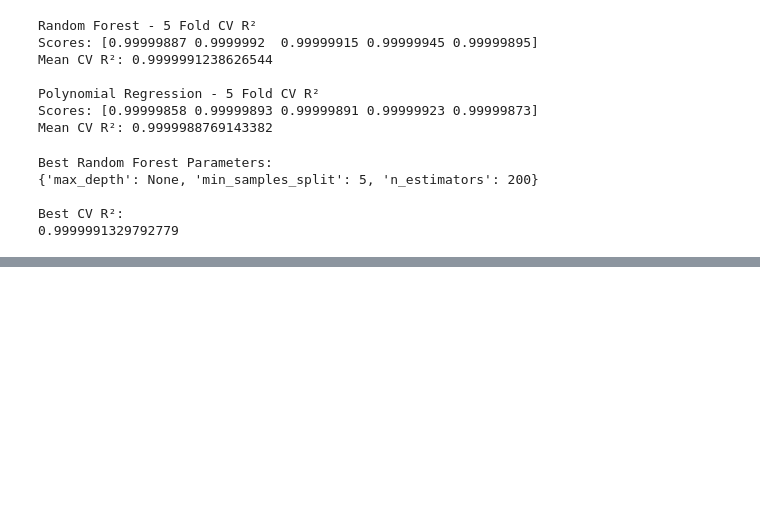
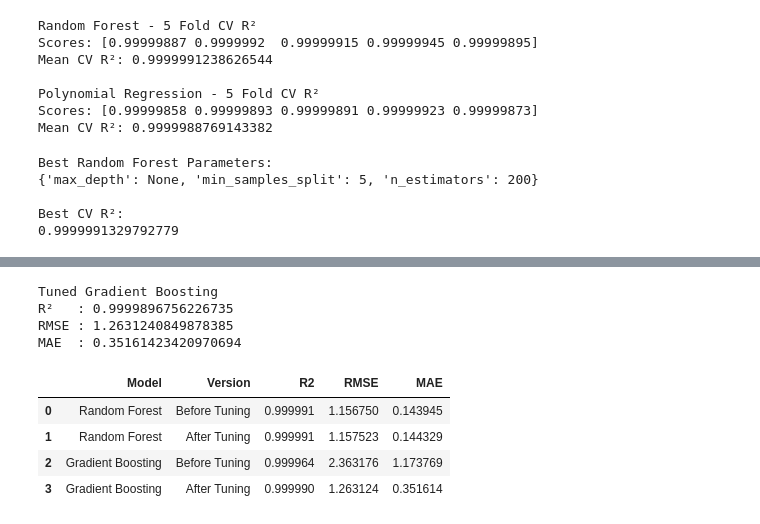
Before and after one commit to Meghana-PV/ml_caseStudy, a Jupyter notebook: notebooks/regression.ipynb, the cells around one changed output, grey strips where cells are left out. Cells and saved outputs as stored; diff of their text form; code cells hidden in the pictures; blank space fills up the shorter version.

```diff
--- a/notebooks/regression.ipynb
+++ b/notebooks/regression.ipynb
@@ -498,0 +547,61 @@ Best CV R²:
+# %%
+best_gb = gb_grid.best_estimator_
+
+gb_predictions = best_gb.predict(X_test)
+
+gb_tuned_r2 = r2_score(y_test, gb_predictions)
+gb_tuned_rmse = np.sqrt(mean_squared_error(y_test, gb_predictions))
+gb_tuned_mae = mean_absolute_error(y_test, gb_predictions)
+
+print("Tuned Gradient Boosting")
+print("R²   :", gb_tuned_r2)
+print("RMSE :", gb_tuned_rmse)
+print("MAE  :", gb_tuned_mae)
+# %% [output]
+Tuned Gradient Boosting
+R²   : 0.9999896756226735
+RMSE : 1.2631240849878385
+MAE  : 0.35161423420970694
+# %%
+# Compare Before and After Hyperparameter Tuning
+
+tuning_results = pd.DataFrame({
+    "Model": [
+        "Random Forest",
+        "Random Forest",
+        "Gradient Boosting",
+        "Gradient Boosting"
+    ],
+    "Version": [
+        "Before Tuning",
+        "After Tuning",
+        "Before Tuning",
+        "After Tuning"
+    ],
+    "R2": [
+        results_df.loc[results_df["Model"] == "Random Forest", "R2"].iloc[0],
+        rf_tuned_r2,
+        results_df.loc[results_df["Model"] == "Gradient Boosting", "R2"].iloc[0],
+        gb_tuned_r2
+    ],
+    "RMSE": [
+        results_df.loc[results_df["Model"] == "Random Forest", "RMSE"].iloc[0],
+        rf_tuned_rmse,
+        results_df.loc[results_df["Model"] == "Gradient Boosting", "RMSE"].iloc[0],
+        gb_tuned_rmse
+    ],
+    "MAE": [
+        results_df.loc[results_df["Model"] == "Random Forest", "MAE"].iloc[0],
+        rf_tuned_mae,
+        results_df.loc[results_df["Model"] == "Gradient Boosting", "MAE"].iloc[0],
+        gb_tuned_mae
+    ]
+})
+
+tuning_results
+# %% [output]
+|  | Model | Version | R2 | RMSE | MAE |
+| 0 | Random Forest | Before Tuning | 0.999991 | 1.156750 | 0.143945 |
+| 1 | Random Forest | After Tuning | 0.999991 | 1.157523 | 0.144329 |
+| 2 | Gradient Boosting | Before Tuning | 0.999964 | 2.363176 | 1.173769 |
+| 3 | Gradient Boosting | After Tuning | 0.999990 | 1.263124 | 0.351614 |
```
Also changed, not shown: parts of 6 cells of this notebook.
